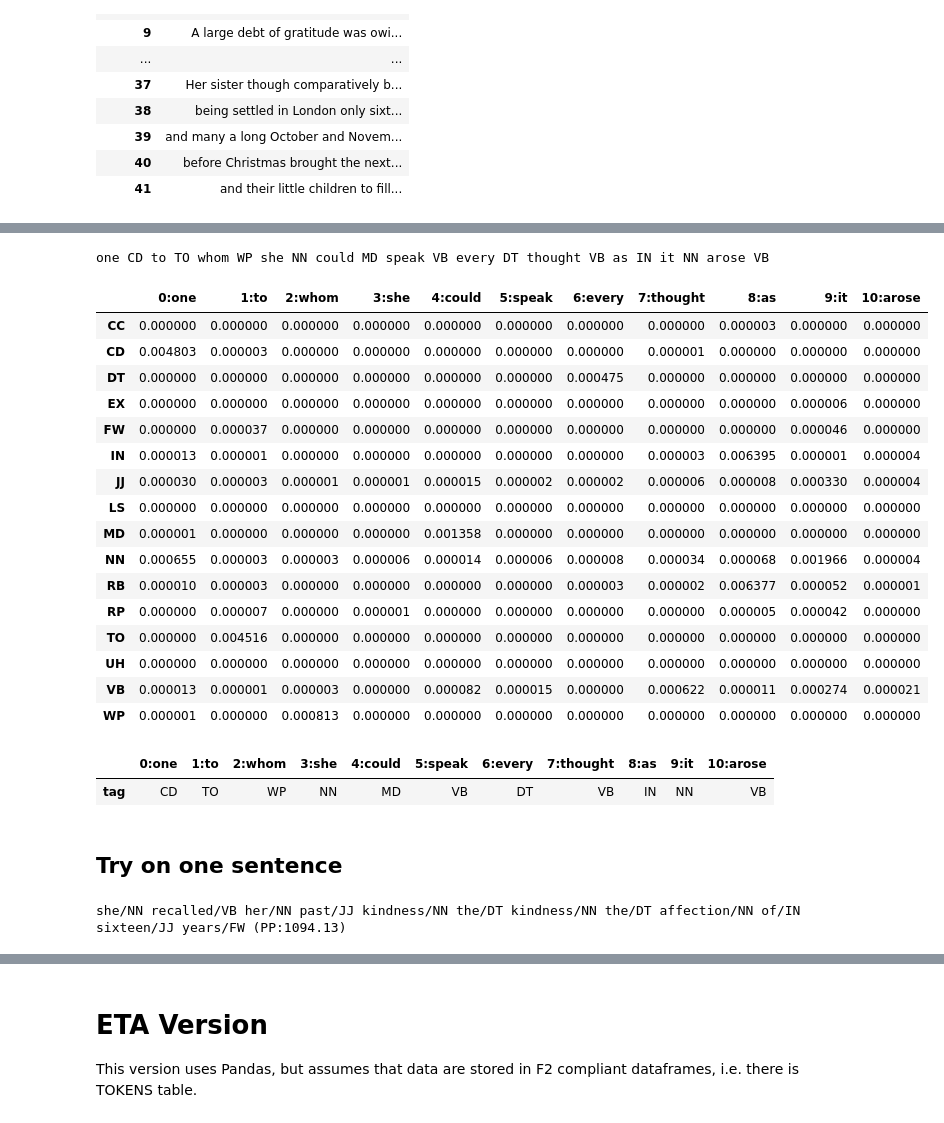
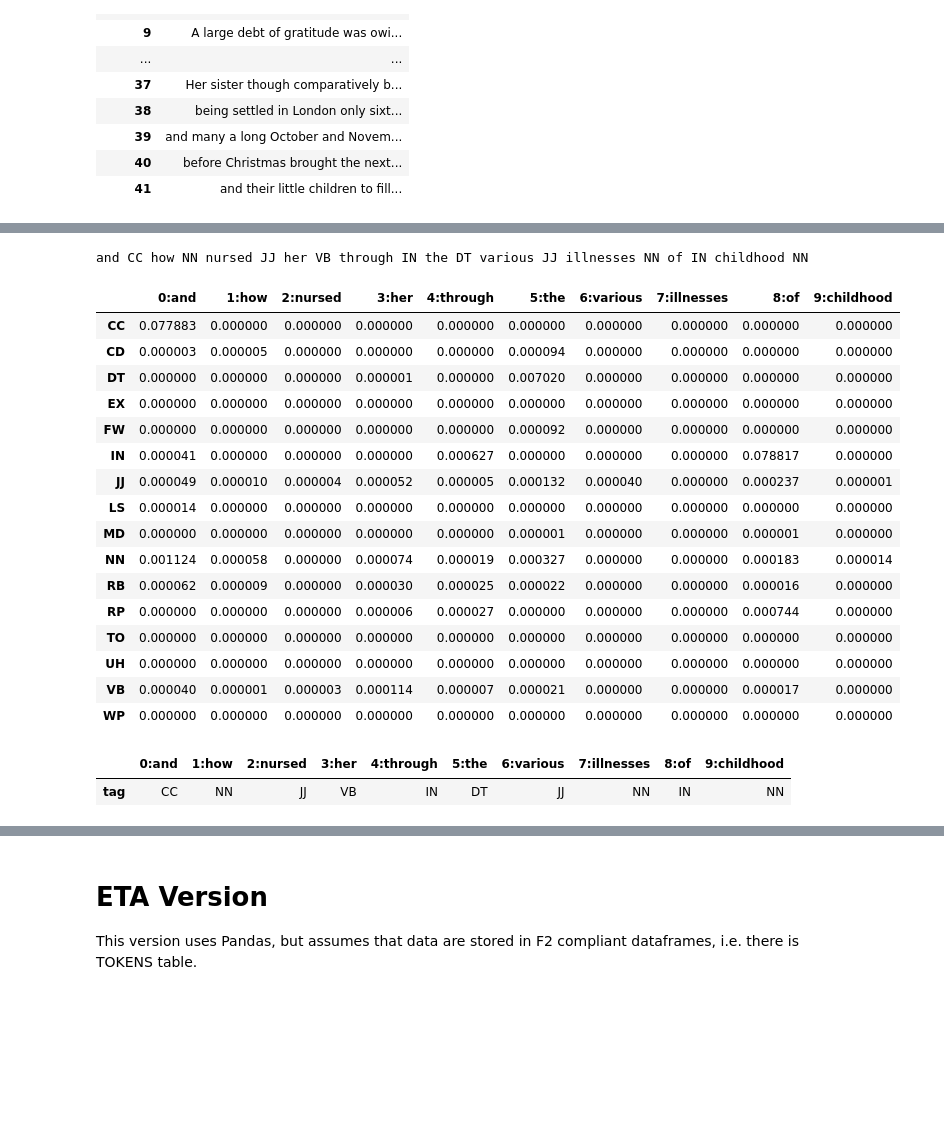
Before and after one commit to ontoligent/DS5001-2023-01-R, a Jupyter notebook: lessons/M04_NLP/M04_02_HMM.ipynb, the cells around one changed output, grey strips where cells are left out. Saved outputs shown, nothing was run; the diff lists cells and outputs as text; code cells hidden in the pictures; blank space fills up the shorter version.

```diff
--- a/lessons/M04_NLP/M04_02_HMM.ipynb
+++ b/lessons/M04_NLP/M04_02_HMM.ipynb
@@ -18,6 +18,7 @@ data_prefix = 'austen-melville'
 # %%
 OHCO = ['book_id', 'chap_id', 'para_num', 'sent_num', 'token_num']
 SENT = OHCO[:4]
+colors = "YlGnBu"
 # %%
 import pandas as pd
 import numpy as np
@@ -406,8 +363,11 @@ R = [] # List of predicted tags
 L = [] # The Lattice of Coincidence :-)
 for i, w in enumerate(my_test.lower().split()):
     p1 = AM[R[i-1]] if i > 0 else PI.cp
-    p2 = BM[w]
-    p3 = p1 * p2
+    try:
+        p2 = BM[w]
+        p3 = p1 * p2
+    except KeyError: # If the word in not in the training data
+        p3 = p1 # Fallback
     r = p3.idxmax()
     R.append(r)
     print(w, r, end=" ")
@@ -415,29 +375,29 @@ for i, w in enumerate(my_test.lower().split()):
 
 X = pd.DataFrame(L, index=[f"{i}:{w}" for i, w in enumerate(my_test.split())]).T.fillna(0)
 # %% [output]
-one CD to TO whom WP she NN could MD speak VB every DT thought VB as IN it NN arose VB
+and CC how NN nursed JJ her VB through IN the DT various JJ illnesses NN of IN childhood NN
 # %%
-X.style.background_gradient(cmap='YlGnBu')
+X.style.background_gradient(cmap=colors)
 # %% [output]
-|  | 0:one | 1:to | 2:whom | 3:she | 4:could | 5:speak | 6:every | 7:thought | 8:as | 9:it | 10:arose |
-| CC | 0.000000 | 0.000000 | 0.000000 | 0.000000 | 0.000000 | 0.000000 | 0.000000 | 0.000000 | 0.000003 | 0.000000 | 0.000000 |
-| CD | 0.004803 | 0.000003 | 0.000000 | 0.000000 | 0.000000 | 0.000000 | 0.000000 | 0.000001 | 0.000000 | 0.000000 | 0.000000 |
-| DT | 0.000000 | 0.000000 | 0.000000 | 0.000000 | 0.000000 | 0.000000 | 0.000475 | 0.000000 | 0.000000 | 0.000000 | 0.000000 |
-| EX | 0.000000 | 0.000000 | 0.000000 | 0.000000 | 0.000000 | 0.000000 | 0.000000 | 0.000000 | 0.000000 | 0.000006 | 0.000000 |
-| FW | 0.000000 | 0.000037 | 0.000000 | 0.000000 | 0.000000 | 0.000000 | 0.000000 | 0.000000 | 0.000000 | 0.000046 | 0.000000 |
-| IN | 0.000013 | 0.000001 | 0.000000 | 0.000000 | 0.000000 | 0.000000 | 0.000000 | 0.000003 | 0.006395 | 0.000001 | 0.000004 |
-| JJ | 0.000030 | 0.000003 | 0.000001 | 0.000001 | 0.000015 | 0.000002 | 0.000002 | 0.000006 | 0.000008 | 0.000330 | 0.000004 |
-| LS | 0.000000 | 0.000000 | 0.000000 | 0.000000 | 0.000000 | 0.000000 | 0.000000 | 0.000000 | 0.000000 | 0.000000 | 0.000000 |
-| MD | 0.000001 | 0.000000 | 0.000000 | 0.000000 | 0.001358 | 0.000000 | 0.000000 | 0.000000 | 0.000000 | 0.000000 | 0.000000 |
-| NN | 0.000655 | 0.000003 | 0.000003 | 0.000006 | 0.000014 | 0.000006 | 0.000008 | 0.000034 | 0.000068 | 0.001966 | 0.000004 |
-| RB | 0.000010 | 0.000003 | 0.000000 | 0.000000 | 0.000000 | 0.000000 | 0.000003 | 0.000002 | 0.006377 | 0.000052 | 0.000001 |
-| RP | 0.000000 | 0.000007 | 0.000000 | 0.000001 | 0.000000 | 0.000000 | 0.000000 | 0.000000 | 0.000005 | 0.000042 | 0.000000 |
-| TO | 0.000000 | 0.004516 | 0.000000 | 0.000000 | 0.000000 | 0.000000 | 0.000000 | 0.000000 | 0.000000 | 0.000000 | 0.000000 |
-| UH | 0.000000 | 0.000000 | 0.000000 | 0.000000 | 0.000000 | 0.000000 | 0.000000 | 0.000000 | 0.000000 | 0.000000 | 0.000000 |
-| VB | 0.000013 | 0.000001 | 0.000003 | 0.000000 | 0.000082 | 0.000015 | 0.000000 | 0.000622 | 0.000011 | 0.000274 | 0.000021 |
-| WP | 0.000001 | 0.000000 | 0.000813 | 0.000000 | 0.000000 | 0.000000 | 0.000000 | 0.000000 | 0.000000 | 0.000000 | 0.000000 |
+|  | 0:and | 1:how | 2:nursed | 3:her | 4:through | 5:the | 6:various | 7:illnesses | 8:of | 9:childhood |
+| CC | 0.077883 | 0.000000 | 0.000000 | 0.000000 | 0.000000 | 0.000000 | 0.000000 | 0.000000 | 0.000000 | 0.000000 |
+| CD | 0.000003 | 0.000005 | 0.000000 | 0.000000 | 0.000000 | 0.000094 | 0.000000 | 0.000000 | 0.000000 | 0.000000 |
+| DT | 0.000000 | 0.000000 | 0.000000 | 0.000001 | 0.000000 | 0.007020 | 0.000000 | 0.000000 | 0.000000 | 0.000000 |
+| EX | 0.000000 | 0.000000 | 0.000000 | 0.000000 | 0.000000 | 0.000000 | 0.000000 | 0.000000 | 0.000000 | 0.000000 |
+| FW | 0.000000 | 0.000000 | 0.000000 | 0.000000 | 0.000000 | 0.000092 | 0.000000 | 0.000000 | 0.000000 | 0.000000 |
+| IN | 0.000041 | 0.000000 | 0.000000 | 0.000000 | 0.000627 | 0.000000 | 0.000000 | 0.000000 | 0.078817 | 0.000000 |
+| JJ | 0.000049 | 0.000010 | 0.000004 | 0.000052 | 0.000005 | 0.000132 | 0.000040 | 0.000000 | 0.000237 | 0.000001 |
+| LS | 0.000014 | 0.000000 | 0.000000 | 0.000000 | 0.000000 | 0.000000 | 0.000000 | 0.000000 | 0.000000 | 0.000000 |
+| MD | 0.000000 | 0.000000 | 0.000000 | 0.000000 | 0.000000 | 0.000001 | 0.000000 | 0.000000 | 0.000001 | 0.000000 |
+| NN | 0.001124 | 0.000058 | 0.000000 | 0.000074 | 0.000019 | 0.000327 | 0.000000 | 0.000000 | 0.000183 | 0.000014 |
+| RB | 0.000062 | 0.000009 | 0.000000 | 0.000030 | 0.000025 | 0.000022 | 0.000000 | 0.000000 | 0.000016 | 0.000000 |
+| RP | 0.000000 | 0.000000 | 0.000000 | 0.000006 | 0.000027 | 0.000000 | 0.000000 | 0.000000 | 0.000744 | 0.000000 |
+| TO | 0.000000 | 0.000000 | 0.000000 | 0.000000 | 0.000000 | 0.000000 | 0.000000 | 0.000000 | 0.000000 | 0.000000 |
+| UH | 0.000000 | 0.000000 | 0.000000 | 0.000000 | 0.000000 | 0.000000 | 0.000000 | 0.000000 | 0.000000 | 0.000000 |
+| VB | 0.000040 | 0.000001 | 0.000003 | 0.000114 | 0.000007 | 0.000021 | 0.000000 | 0.000000 | 0.000017 | 0.000000 |
+| WP | 0.000000 | 0.000000 | 0.000000 | 0.000000 | 0.000000 | 0.000000 | 0.000000 | 0.000000 | 0.000000 | 0.000000 |
 # %%
 X.idxmax().to_frame('tag').T
 # %% [output]
-|  | 0:one | 1:to | 2:whom | 3:she | 4:could | 5:speak | 6:every | 7:thought | 8:as | 9:it | 10:arose |
-| tag | CD | TO | WP | NN | MD | VB | DT | VB | IN | NN | VB |
+|  | 0:and | 1:how | 2:nursed | 3:her | 4:through | 5:the | 6:various | 7:illnesses | 8:of | 9:childhood |
+| tag | CC | NN | JJ | VB | IN | DT | JJ | NN | IN | NN |
@@ -483,7 +403,0 @@ def viterbi_mod(sent_str, verbose=True):
-# %% [markdown]
-## Try on one sentence
-# %%
-S = test_sentences[5]
-L1, P1, pp1, result = viterbi_mod(S)
-# %% [output]
-she/NN recalled/VB her/NN past/JJ kindness/NN the/DT kindness/NN the/DT affection/NN of/IN sixteen/JJ years/FW (PP:1094.13)
```
Also changed, not shown: parts of 33 cells of this notebook, 2 other files.
